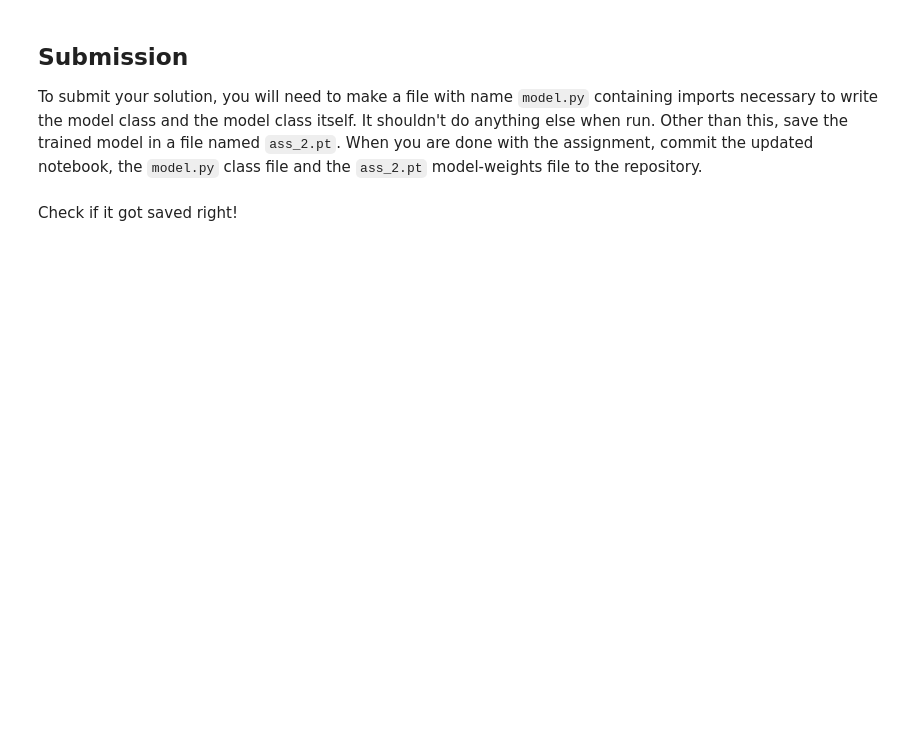
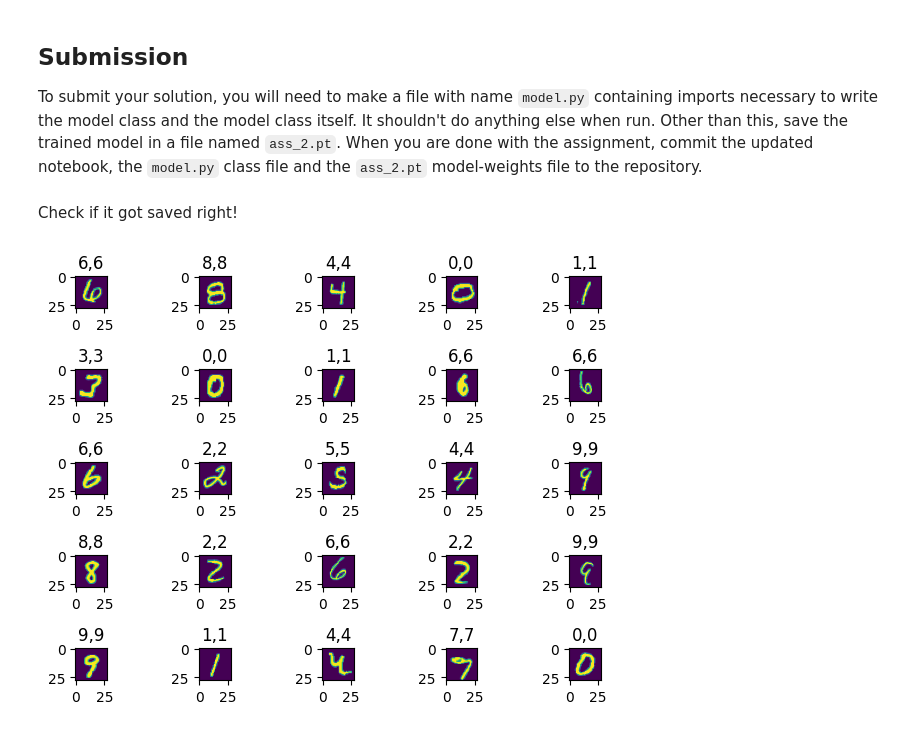
Before and after one commit to hemanth-117/Neural-Quest, a Jupyter notebook: Assignment 2/Neural_Quest_Assignment_2.ipynb, the cells around one changed output. Saved outputs shown, nothing was run; the diff lists cells and outputs as text; code cells hidden in the pictures; blank space fills up the shorter version.

````diff
--- a/Assignment 2/Neural_Quest_Assignment_2.ipynb
+++ b/Assignment 2/Neural_Quest_Assignment_2.ipynb
@@ -59,3 +98,26 @@
+# %%
+# define a child class of nn.Module for your model
+# specify the architecture here itself
+class neuralnetwork(nn.Module):
+    def __init__(self):
+        super(neuralnetwork, self).__init__()
+        self.stack = nn.Sequential(
+            nn.Linear(784, 392),
+            nn.ReLU(),
+            nn.Linear(392, 196),
+            nn.ReLU(),
+            nn.Linear(196, 10)
+        )
+    def forward(self,x):
+        return nn.functional.log_softmax(self.stack(x),dim = 1)
+# %%
+loss_fn = nn.NLLLoss()
+model = neuralnetwork()
+optimizer = optim.SGD(model.parameters(), lr = 0.001)
+train_dataset = mydataset(X_train, y_train)
+test_dataset = mydataset(X_test,y_test)
+train_loader = torch.utils.data.DataLoader(train_dataset, batch_size=64, shuffle = True)
+test_loader = torch.utils.data.DataLoader(test_dataset, batch_size=64, shuffle = True)
 # %% [markdown]
 ## Training loop
 You can write a training loop but usually writing it within a function helps so that you can train in multiple passes with just one function call if you still don't see convergence of the loss. ```display_step``` is for you to display results on the validation set (which you must not have trained upon).
@@ -83,0 +147,6 @@ def accuracy(pred, labels):
+# %%
+def predict(model, X_test):
+    X_test_ = torch.from_numpy(X_test).float()
+    scores = model.forward(X_test_).detach().numpy()
+    pred = scores.argmax(axis = 1,keepdims = True)
+    return pred
@@ -102,0 +204,14 @@ Check if it got saved right!
+# %%
+# load the model, use predict function
+model = torch.load('ass_2.pt')
+Ypred = predict(model,X)
+size=X.shape[0]
+for i in range(25):
+    plt.subplot(5,5,i+1)
+    j = np.random.randint(size)
+    plt.imshow(X[j].reshape(28,28))
+    title = str(Ypred[j][0])+ "," + str(y[j][0])
+    plt.title(title)
+plt.tight_layout()
+# %% [output]
+[figure, added]
````
Also changed, not shown: parts of 17 cells of this notebook, 2 other files.
